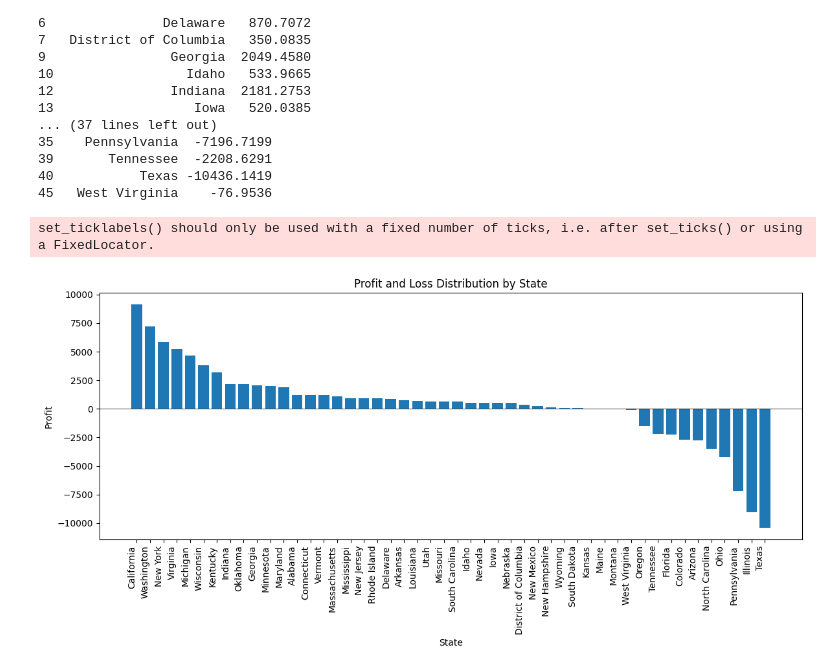
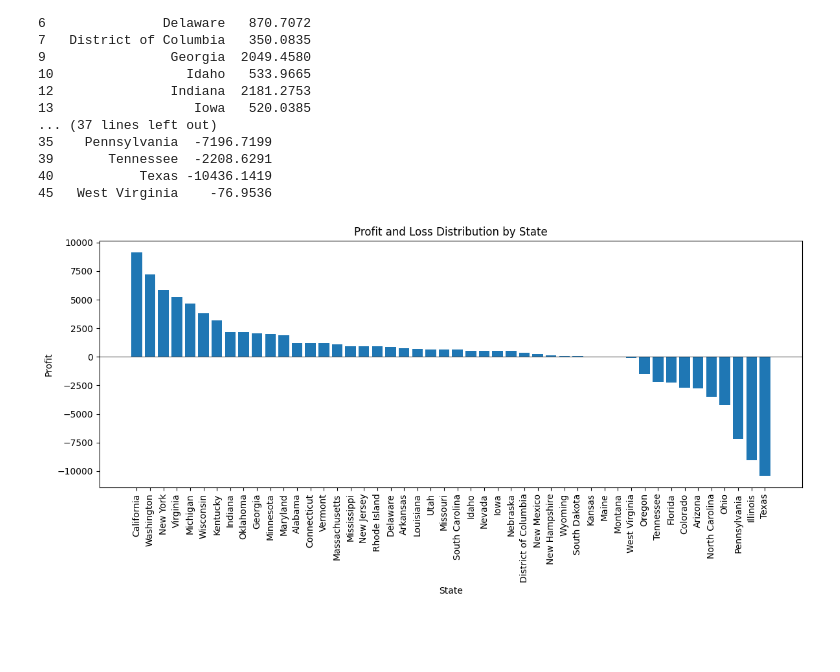
Before and after one commit to juto-shogan/company_stats, a Jupyter notebook: assignment2.ipynb, the cells around one changed output. Cells and saved outputs as stored; diff of their text form; code cells hidden in the pictures; blank space fills up the shorter version.

```diff
--- a/assignment2.ipynb
+++ b/assignment2.ipynb
@@ -512,38 +512,30 @@ States with Profit:
 40           Texas -10436.1419
 45   West Virginia    -76.9536
 # %%
+# Group the data by 'State' and calculate the sum of 'Profit' for each state
+profit_by_state = df.groupby('State')['Profit'].sum().reset_index()
 
-# Construct the file path
-file_path = os.path.join(folder_path, "assignment2.csv")
-
-# Read the CSV file into a DataFrame
-data = pd.read_csv(file_path)
-
-# Group the data by 'State' and calculate the sum of 'Profit' for each state
-profit_by_state = data.groupby('State')['Profit'].sum().reset_index()
-
-# Sort the data by 'Profit' in descending order
+# Sort the data by 'Profit' in descending order-
 profit_by_state = profit_by_state.sort_values(by='Profit', ascending=False)
 
 # Create a bar chart
 fig, ax = plt.subplots(figsize=(12, 6))
 ax.bar(profit_by_state['State'], profit_by_state['Profit'])
 
 # Set the x-axis ticks and labels
 plt.xticks(rotation=90)
-ax.set_xticklabels(profit_by_state['State'], rotation=90, ha='right')
+# ax.set_xticklabels(profit_by_state['State'], rotation=90, ha='right')
 
 # Set the chart title and axis labels
 ax.set_title('Profit and Loss Distribution by State')
 ax.set_xlabel('State')
 ax.set_ylabel('Profit')
 
 # Add a horizontal line at y=0 to separate positive and negative values
 ax.axhline(0, color='black', linewidth=0.5)
 
 # Display the plot
 plt.tight_layout()
 plt.show()
 # %% [output]
-set_ticklabels() should only be used with a fixed number of ticks, i.e. after set_ticks() or using a FixedLocator.
-[figure, old version]
+[figure, new version]
```
